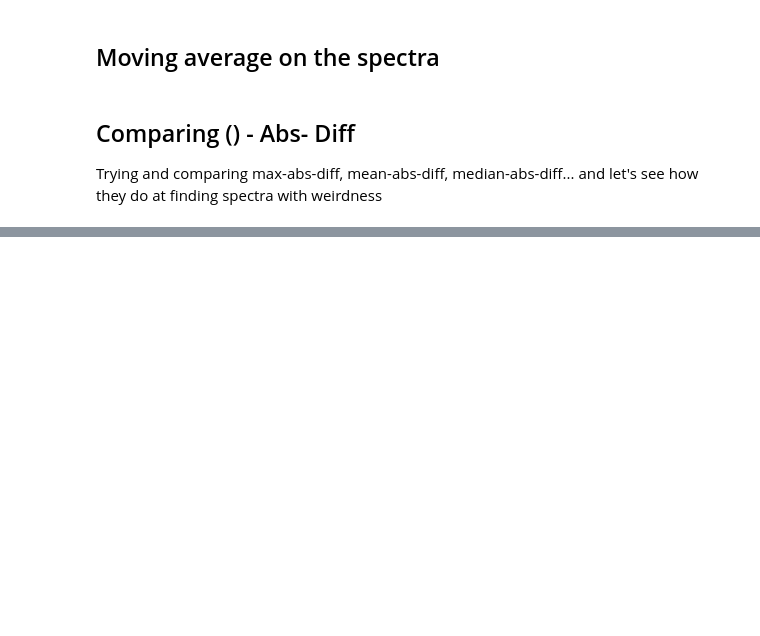
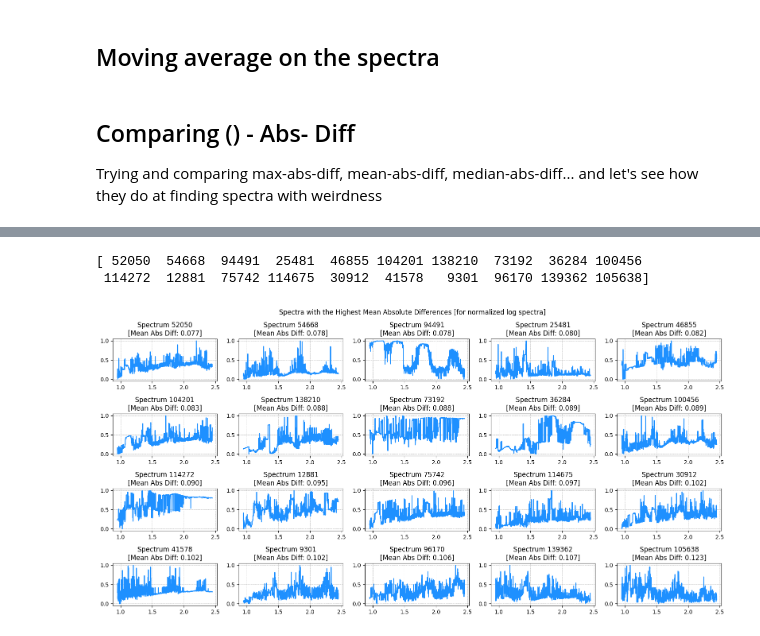
Before and after one commit to ctychen/PlanetAtmospheresN3AS, a Jupyter notebook: FindingAnomaliesTests.ipynb, the cells around one changed output, grey strips where cells are left out. Cells and saved outputs as stored; diff of their text form; code cells hidden in the pictures; blank space fills up the shorter version.

```diff
--- a/FindingAnomaliesTests.ipynb
+++ b/FindingAnomaliesTests.ipynb
@@ -47,0 +119,21 @@ spectra_max_absolute_differences = np.max(np.abs(np.diff(spectra_set, axis=1)),
+# %%
+#what do the spectra with the highest mean absolute differences look like?
+mean_abs_diff_indices = np.argsort(spectra_mean_absolute_differences)[-20:]
+print(mean_abs_diff_indices)
+
+indices = mean_abs_diff_indices[-20:]
+
+fig, axs = plt.subplots(4, 5, figsize=(16, 8))
+axs = axs.flatten()
+fig.suptitle('Spectra with the Highest Mean Absolute Differences [for normalized log spectra]')
+for i, index in enumerate(indices):
+    spectrum = spectra_set[index]
+    axs[i].plot(wavelengths, spectrum, color='dodgerblue')
+    axs[i].set_title('Spectrum ' + str(index) + f'\n[Mean Abs Diff: {spectra_mean_absolute_differences[index]:.3f}]')
+    axs[i].grid(linestyle='--', linewidth=0.5)
+plt.tight_layout()
+plt.show()
+# %% [output]
+[ 52050  54668  94491  25481  46855 104201 138210  73192  36284 100456
+ 114272  12881  75742 114675  30912  41578   9301  96170 139362 105638]
+[figure, added]
```
Also changed, not shown: parts of 8 cells of this notebook, 2 other files.
